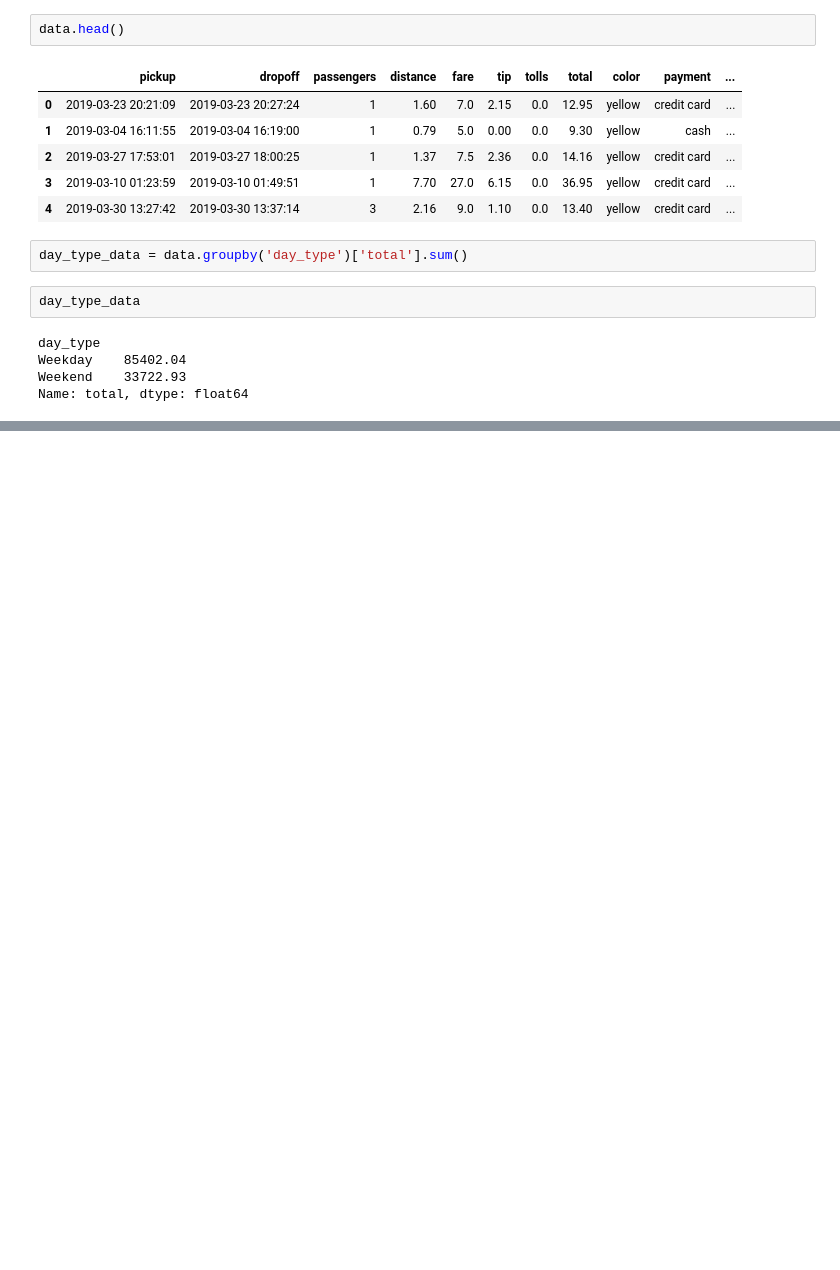
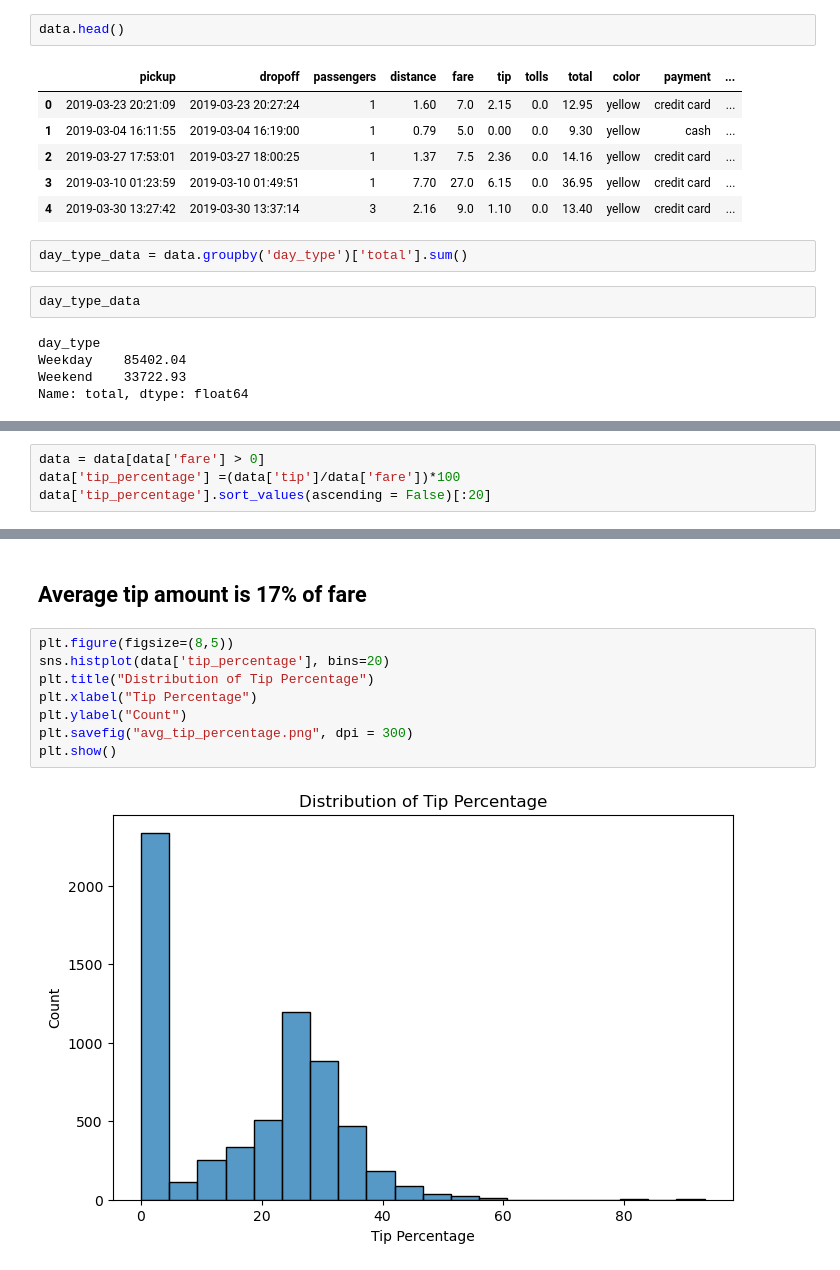
Before and after one commit to Kishansoni3739/seaborn_taxis_data_EDA, a Jupyter notebook: taxis_eda.ipynb, the cells around one changed output, grey strips where cells are left out. Drawn from its saved outputs; the diff is of its cells as text; blank space fills up the shorter version.

```diff
--- a/taxis_eda.ipynb
+++ b/taxis_eda.ipynb
@@ -497,0 +602,4 @@ plt.show()
+# %%
+data = data[data['fare'] > 0]
+data['tip_percentage'] =(data['tip']/data['fare'])*100
+data['tip_percentage'].sort_values(ascending = False)[:20]
@@ -497,0 +645,12 @@ plt.show()
+# %% [markdown]
+## Average tip amount is 17% of fare
+# %%
+plt.figure(figsize=(8,5))
+sns.histplot(data['tip_percentage'], bins=20)
+plt.title("Distribution of Tip Percentage")
+plt.xlabel("Tip Percentage")
+plt.ylabel("Count")
+plt.savefig("avg_tip_percentage.png", dpi = 300)
+plt.show()
+# %% [output]
+[figure, added]
```
Also changed, not shown: parts of 18 cells of this notebook, 5 other files.
